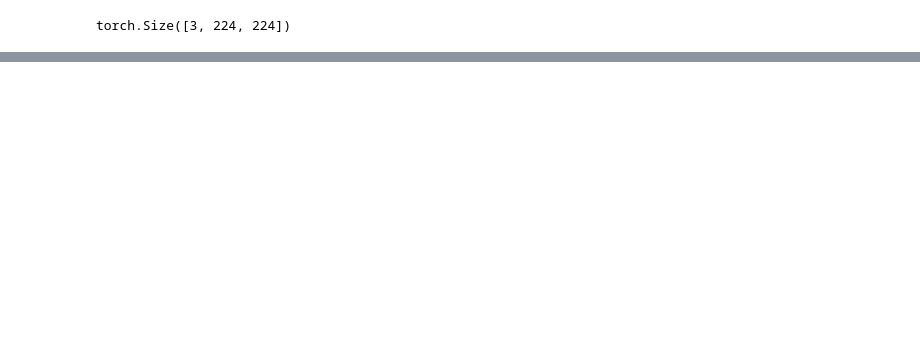
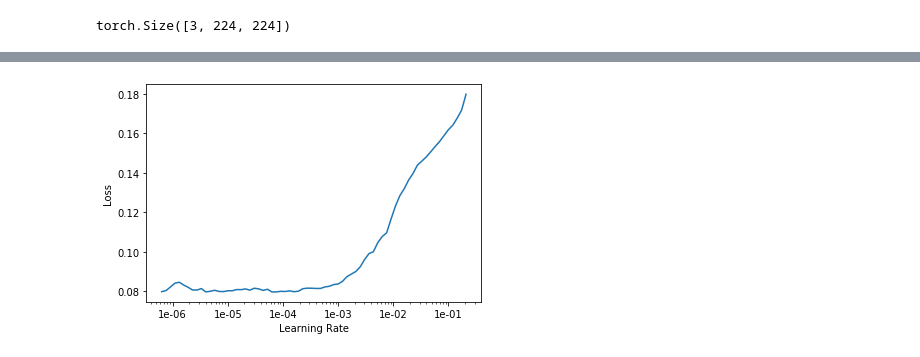
Before and after one commit to siddhantsangwan/amazon_classification, a Jupyter notebook: planet_amazon.ipynb, the cells around one changed output, grey strips where cells are left out. Drawn from its saved outputs; the diff is of its cells as text; code cells hidden in the pictures; blank space fills up the shorter version.

```diff
--- a/planet_amazon.ipynb
+++ b/planet_amazon.ipynb
@@ -115,0 +127,2 @@ torch.Size([3, 224, 224])
+# %%
+learn.fit_one_cycle(5, slice(1e-3))
@@ -115,0 +146,4 @@ torch.Size([3, 224, 224])
+# %%
+learn.recorder.plot()
+# %% [output]
+[figure, added]
```
Also changed, not shown: parts of 11 cells of this notebook.
